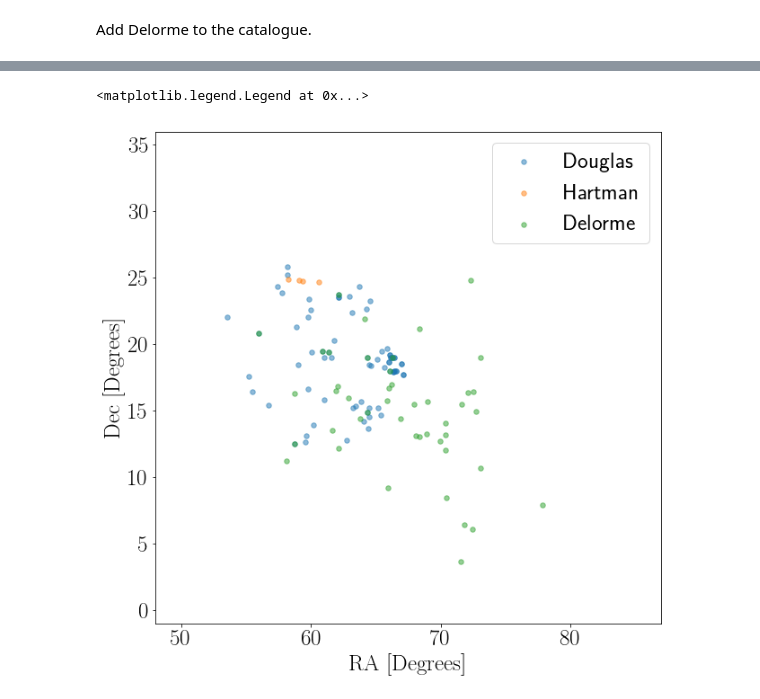
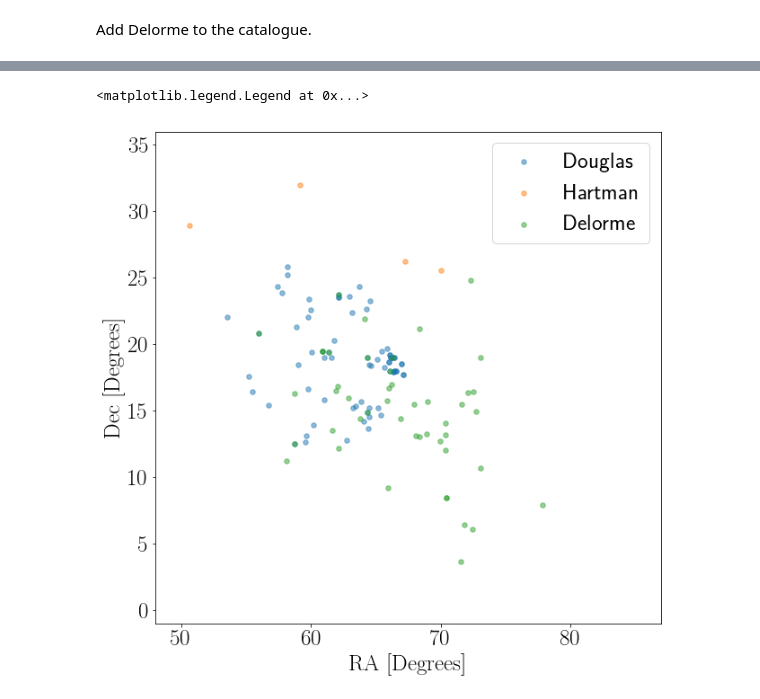
Before and after one commit to RuthAngus/stardate, a Jupyter notebook: code/Hyades.ipynb, the cells around one changed output, grey strips where cells are left out. Cells and saved outputs as stored; diff of their text form; code cells hidden in the pictures.

```diff
--- a/code/Hyades.ipynb
+++ b/code/Hyades.ipynb
@@ -210,0 +212,8 @@ print(np.shape(douglas), np.shape(hartman), np.shape(df1))
+# %%
+hart_gaia = hg.iloc[ind1].join(hartman.iloc[ind2])
+print(np.shape(hart_gaia), np.shape(hg), np.shape(hartman))
+hart_gaia["ra"] = hart_gaia.RA_ICRS
+hart_gaia["dec"] = hart_gaia.DE_ICRS
+
+df1 = pd.concat((douglas, hart_gaia))
+print(np.shape(douglas), np.shape(hart_gaia), np.shape(df1))
@@ -225,3 +239,4 @@ plt.legend()
 # %%
+delorme["prot"] = delorme.Per
 delorme.head()
 # %% [output]
@@ -247,6 +263,6 @@ plt.ylim(-1, 36)
 # %% [markdown]
 Find the closest stars.
 # %%
-distance, closest_ra, closest_dec, m = find_min_dist(delorme._RA, delorme._DE, hg.RA_ICRS, hg.DE_ICRS)
-print(sum(m), "matches")
+distance, closest_ra, closest_dec, ind1, ind2 = find_min_dist(hg.RA_ICRS, hg.DE_ICRS, delorme._RA, delorme._DE)
+print(sum(ind1), sum(ind2), "matches")
 # %% [output]
@@ -277,0 +280,9 @@ print(delorme._DE.values[m])
+# %%
+delorme_gaia = hg.iloc[ind1].join(delorme.iloc[ind2], lsuffix="_gaia", rsuffix="delorme")
+delorme_gaia["ra"] = delorme_gaia["_RA.icrs"]
+delorme_gaia["dec"] = delorme_gaia["_DE.icrs"]
+
+df2 = pd.concat((df1, delorme_gaia))
+print(np.shape(df1), np.shape(delorme_gaia), np.shape(df2))
+
+print(df2.prot)
@@ -278,13 +307,13 @@ print(delorme._DE.values[m])
 # %%
 plt.figure(figsize=(width*f, height*f))
 plt.scatter(df2.iloc[:73].ra, df2.iloc[:73].dec, s=30, zorder=0, alpha=.5, label="Douglas")
 plt.scatter(df2.iloc[73:77].ra, df2.iloc[73:77].dec, s=30, zorder=1, alpha=.5, label="Hartman")
-plt.scatter(df2.iloc[77:122]._RA, df2.iloc[77:122]._DE, s=30, zorder=2, alpha=.5, label="Delorme")
+plt.scatter(df2.iloc[77:124].ra, df2.iloc[77:124].dec, s=30, zorder=2, alpha=.5, label="Delorme")
 plt.xlabel("$\mathrm{RA~[Degrees]}$")
 plt.ylabel("$\mathrm{Dec~[Degrees]}$")
 plt.xlim(48, 87)
 plt.ylim(-1, 36)
 plt.legend()
 # %% [output]
 <matplotlib.legend.Legend at 0x...>
-[figure, old version]
+[figure, new version]
```
Also changed, not shown: parts of 43 cells of this notebook.
